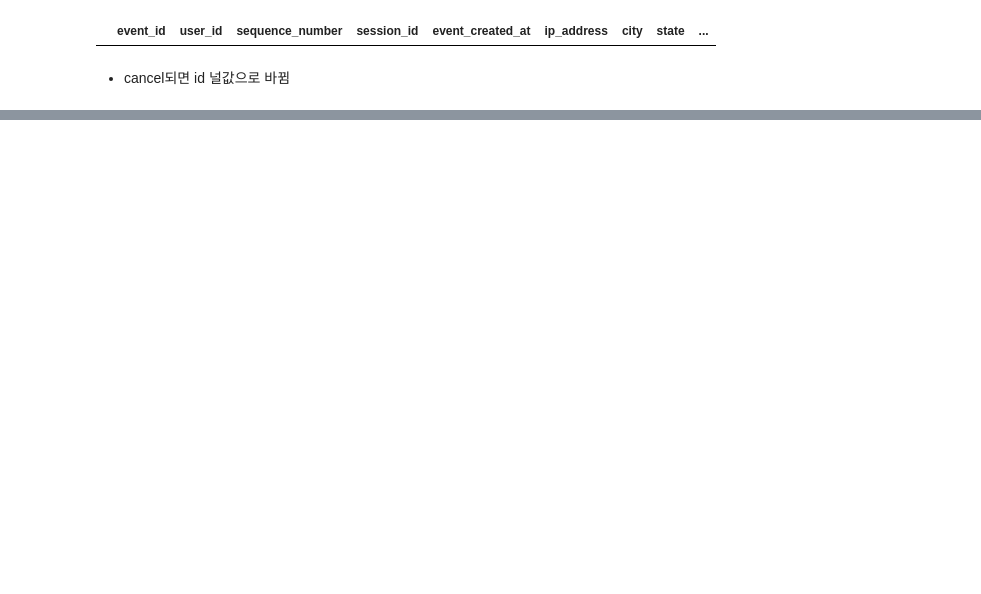
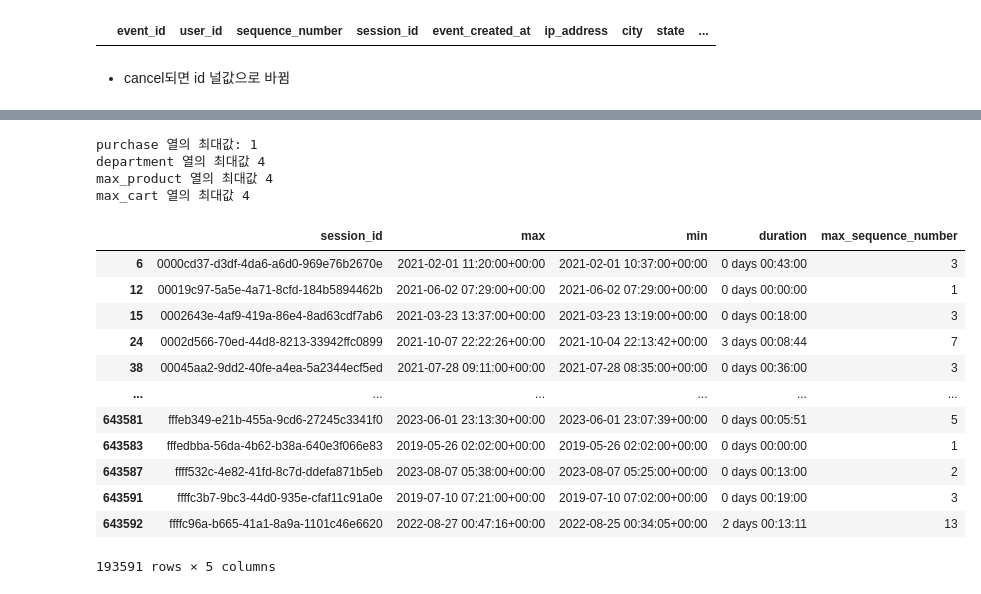
Before and after one commit to kyeob1107/Four-A, a Jupyter notebook: khj/funnel.ipynb, the cells around one changed output, grey strips where cells are left out. Drawn from its saved outputs; the diff is of its cells as text; code cells hidden in the pictures; blank space fills up the shorter version.

```diff
--- a/khj/funnel.ipynb
+++ b/khj/funnel.ipynb
@@ -435,0 +601,15 @@ canceled_data[canceled_data['user_id'].notnull()]
+# %%
+max_purchase = session_pivot_adwords['purchase'].max()
+max_department = session_pivot_adwords['department'].max()
+max_product = session_pivot_adwords['product'].max()
+max_cart = session_pivot_adwords['cart'].max()
+
+print("purchase 열의 최대값:", max_purchase)
+print("department 열의 최대값", max_department)
+print("max_product 열의 최대값", max_product)
+print("max_cart 열의 최대값", max_cart)
+# %% [output]
+purchase 열의 최대값: 1
+department 열의 최대값 4
+max_product 열의 최대값 4
+max_cart 열의 최대값 4
@@ -435,0 +619,21 @@ canceled_data[canceled_data['user_id'].notnull()]
+# %%
+# pivot 테이블에 있는 session_id 추출
+pivot_session_ids = session_pivot_adwords['session_id']
+
+# pivot 테이블에 있는 session_id만 필터링하여 출력
+duration_adwords = duration[duration['session_id'].isin(pivot_session_ids)]
+duration_adwords
+# %% [output]
+|  | session_id | max | min | duration | max_sequence_number |
+| 6 | 0000cd37-d3df-4da6-a6d0-969e76b2670e | 2021-02-01 11:20:00+00:00 | 2021-02-01 10:37:00+00:00 | 0 days 00:43:00 | 3 |
+| 12 | 00019c97-5a5e-4a71-8cfd-184b5894462b | 2021-06-02 07:29:00+00:00 | 2021-06-02 07:29:00+00:00 | 0 days 00:00:00 | 1 |
+| 15 | 0002643e-4af9-419a-86e4-8ad63cdf7ab6 | 2021-03-23 13:37:00+00:00 | 2021-03-23 13:19:00+00:00 | 0 days 00:18:00 | 3 |
+| 24 | 0002d566-70ed-44d8-8213-33942ffc0899 | 2021-10-07 22:22:26+00:00 | 2021-10-04 22:13:42+00:00 | 3 days 00:08:44 | 7 |
+| 38 | 00045aa2-9dd2-40fe-a4ea-5a2344ecf5ed | 2021-07-28 09:11:00+00:00 | 2021-07-28 08:35:00+00:00 | 0 days 00:36:00 | 3 |
+| ... | ... | ... | ... | ... | ... |
+| 643581 | fffeb349-e21b-455a-9cd6-27245c3341f0 | 2023-06-01 23:13:30+00:00 | 2023-06-01 23:07:39+00:00 | 0 days 00:05:51 | 5 |
+| 643583 | fffedbba-56da-4b62-b38a-640e3f066e83 | 2019-05-26 02:02:00+00:00 | 2019-05-26 02:02:00+00:00 | 0 days 00:00:00 | 1 |
+| 643587 | ffff532c-4e82-41fd-8c7d-ddefa871b5eb | 2023-08-07 05:38:00+00:00 | 2023-08-07 05:25:00+00:00 | 0 days 00:13:00 | 2 |
+| 643591 | ffffc3b7-9bc3-44d0-935e-cfaf11c91a0e | 2019-07-10 07:21:00+00:00 | 2019-07-10 07:02:00+00:00 | 0 days 00:19:00 | 3 |
+| 643592 | ffffc96a-b665-41a1-8a9a-1101c46e6620 | 2022-08-27 00:47:16+00:00 | 2022-08-25 00:34:05+00:00 | 2 days 00:13:11 | 13 |
+193591 rows × 5 columns
```
Also changed, not shown: parts of 30 cells of this notebook, 1 other file.
